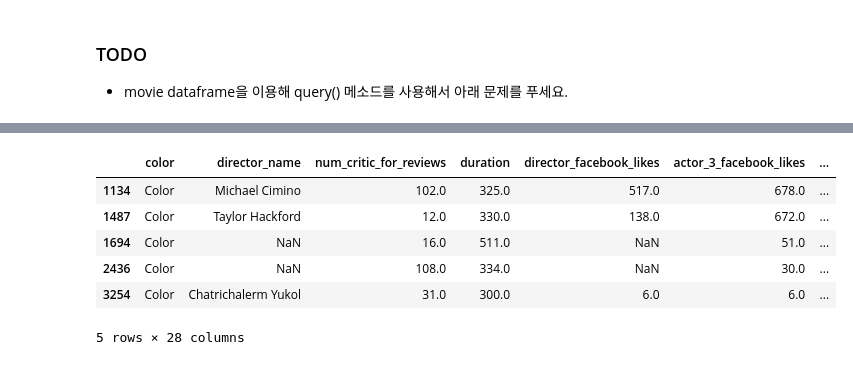
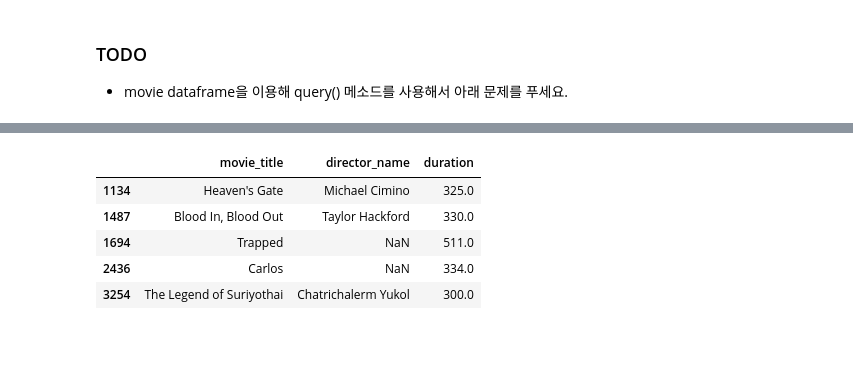
Before and after one commit to dksdudtjs94/SKN31, a Jupyter notebook: 04_Pandas를 이용한 정형데이터 분석/02_Pandas_DataFrame.ipynb, the cells around one changed output, grey strips where cells are left out. Drawn from its saved outputs; the diff is of its cells as text; code cells hidden in the pictures.

```diff
--- a/04_Pandas를 이용한 정형데이터 분석/02_Pandas_DataFrame.ipynb
+++ b/04_Pandas를 이용한 정형데이터 분석/02_Pandas_DataFrame.ipynb
@@ -2203,14 +2261,16 @@ df.query(f"name == '{name}'")
 # %%
+# df.query("컬럼에 대한 조회조건 연산")
 # 1. 상영시간이 300분 이상인 영화들만 조회
-movie.query("duration >= 300")
+movie.reset_index(inplace=True)
+movie.query("duration >= 300")[['movie_title','director_name', 'duration']]
+# movie.query('duration >= 300')[['movie_title', 'director_name', 'duration']]
 # %% [output]
-|  | color | director_name | num_critic_for_reviews | duration | director_facebook_likes | actor_3_facebook_likes | ... |
-| 1134 | Color | Michael Cimino | 102.0 | 325.0 | 517.0 | 678.0 | ... |
-| 1487 | Color | Taylor Hackford | 12.0 | 330.0 | 138.0 | 672.0 | ... |
-| 1694 | Color | NaN | 16.0 | 511.0 | NaN | 51.0 | ... |
-| 2436 | Color | NaN | 108.0 | 334.0 | NaN | 30.0 | ... |
-| 3254 | Color | Chatrichalerm Yukol | 31.0 | 300.0 | 6.0 | 6.0 | ... |
+|  | movie_title | director_name | duration |
+| 1134 | Heaven's Gate | Michael Cimino | 325.0 |
+| 1487 | Blood In, Blood Out | Taylor Hackford | 330.0 |
+| 1694 | Trapped | NaN | 511.0 |
+| 2436 | Carlos | NaN | 334.0 |
+| 3254 | The Legend of Suriyothai | Chatrichalerm Yukol | 300.0 |
-5 rows × 28 columns
 # %%
 # 2. 상영시간이 250분 ~ 300분 인 영화들 조회
 movie.query("duration >= 250 & duration <= 300")
```
Also changed, not shown: parts of 13 cells of this notebook, 8 other files.
